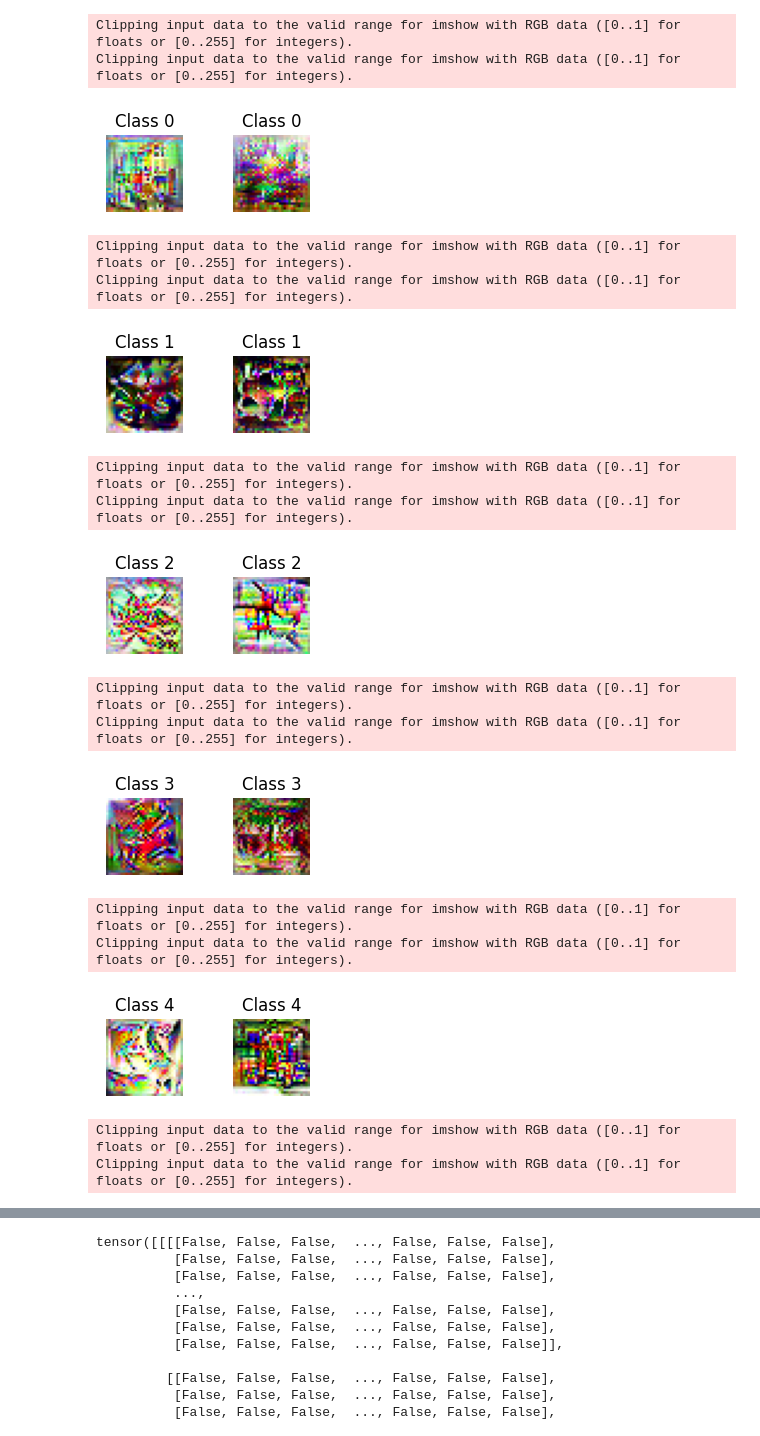
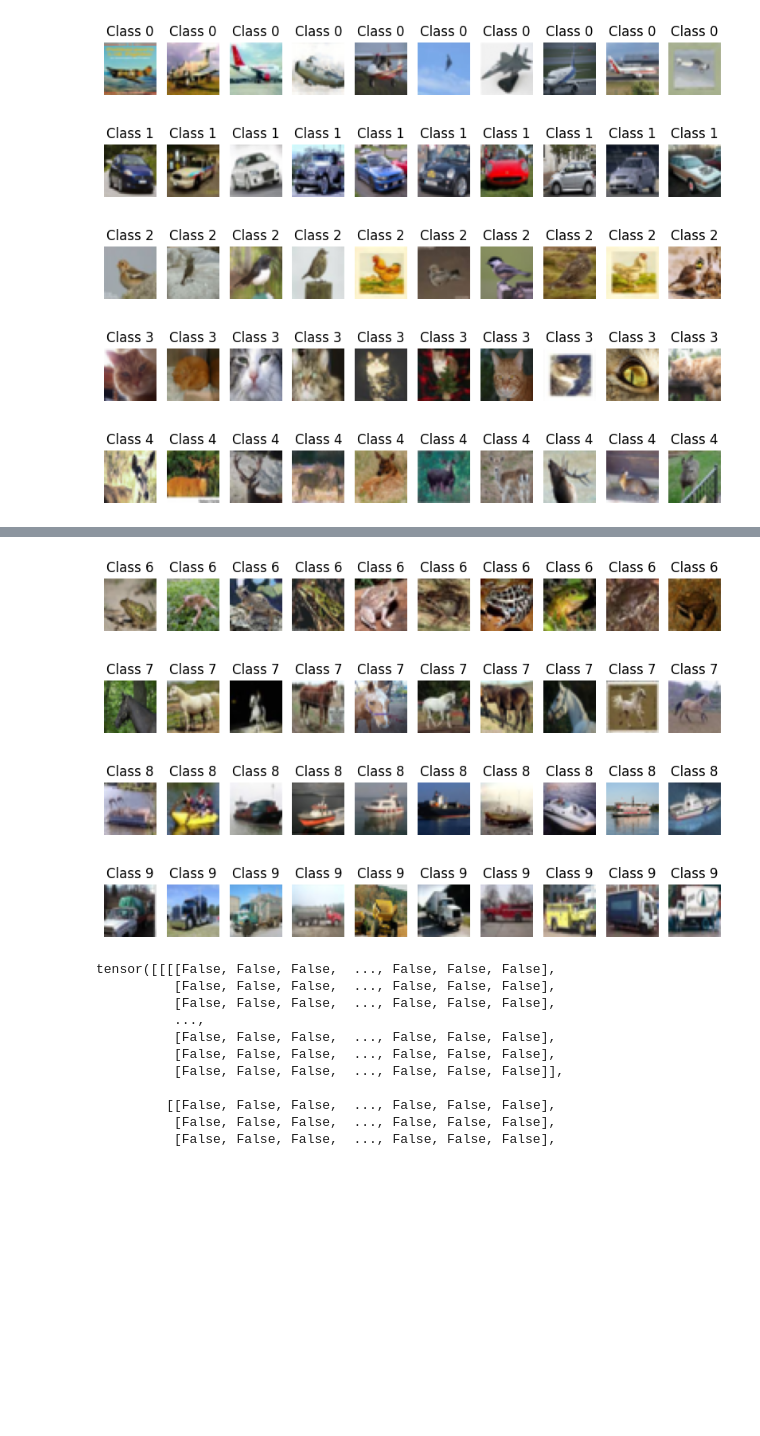
Before and after one commit to jiayini1119/MTT-contrastive-learning, a Jupyter notebook: visualize.ipynb, the cells around one changed output, grey strips where cells are left out. Saved outputs shown, nothing was run; the diff lists cells and outputs as text; code cells hidden in the pictures; blank space fills up the shorter version.

```diff
--- a/visualize.ipynb
+++ b/visualize.ipynb
@@ -2,7 +2,7 @@
 import torch
 import matplotlib.pyplot as plt
 
-distilled_images_path = "/home/jennyni/MTT-contrastive-learning/real_initial_images_2023-08-1800:50:15.614560.pt"
+distilled_images_path = "/home/jennyni/MTT-contrastive-learning/distilled_data_cifar10_2023-08-2901:30:00.397113/distilled_images.pt"
 labels_path = "/home/jennyni/MTT-contrastive-learning/label.pt"
 # %%
 distilled_images = torch.load(distilled_images_path)
@@ -39,44 +40,33 @@ for i in range(num_classes):
 # %%
+# load distilled data
 import torch
 import matplotlib.pyplot as plt
 
-distilled_images_path = "/home/jennyni/MTT-contrastive-learning/distilled_data_cifar10_2023-08-2503:18:18.027771/distilled_images.pt"
+distilled_images_path = "/home/jennyni/MTT-contrastive-learning/random_10_real_initial_images.pt"
 labels_path = "/home/jennyni/MTT-contrastive-learning/label.pt"
 
 distilled_images = torch.load(distilled_images_path)
 labels = torch.load(labels_path)
 
 num_classes = 10
-ipc = 2
+ipc = 10
 
 for i in range(num_classes):
 
     class_images = distilled_images[i * ipc: (i + 1) * ipc]
     class_labels = labels[i * ipc: (i + 1) * ipc]
 
-    plt.figure(figsize=(3, 1))
+    plt.figure(figsize=(10, 5))
     for j, img in enumerate(class_images):
         plt.subplot(1, ipc, j + 1)
 
         plt.imshow(img.detach().permute(1, 2, 0).numpy())
         plt.title(f"Class {class_labels[0].item()}")
         plt.axis('off')
     plt.show()
 # %% [output]
-Clipping input data to the valid range for imshow with RGB data ([0..1] for floats or [0..255] for integers).
-Clipping input data to the valid range for imshow with RGB data ([0..1] for floats or [0..255] for integers).
-[figure, old version]
+[figure, new version]
-Clipping input data to the valid range for imshow with RGB data ([0..1] for floats or [0..255] for integers).
-Clipping input data to the valid range for imshow with RGB data ([0..1] for floats or [0..255] for integers).
-[figure, old version]
+[figure, new version]
-Clipping input data to the valid range for imshow with RGB data ([0..1] for floats or [0..255] for integers).
-Clipping input data to the valid range for imshow with RGB data ([0..1] for floats or [0..255] for integers).
-[figure, old version]
+[figure, new version]
-Clipping input data to the valid range for imshow with RGB data ([0..1] for floats or [0..255] for integers).
-Clipping input data to the valid range for imshow with RGB data ([0..1] for floats or [0..255] for integers).
-[figure, old version]
+[figure, new version]
-Clipping input data to the valid range for imshow with RGB data ([0..1] for floats or [0..255] for integers).
-Clipping input data to the valid range for imshow with RGB data ([0..1] for floats or [0..255] for integers).
-[figure, old version]
+[figure, new version]
-Clipping input data to the valid range for imshow with RGB data ([0..1] for floats or [0..255] for integers).
-Clipping input data to the valid range for imshow with RGB data ([0..1] for floats or [0..255] for integers).
@@ -85,3 +74,7 @@ Clipping input data to the valid range for imshow with RGB data ([0..1] for floa
+[figure, added]
+[figure, added]
+[figure, added]
+[figure, added]
 # %%
 distilled_images_path_before = "/home/jennyni/MTT-contrastive-learning/real_initial_images_2023-08-1800:50:15.614560.pt"
 distilled_images_path_after = "/home/jennyni/MTT-contrastive-learning/distilled_data_cifar10_2023-08-1800:50:15.614560/distilled_images.pt"
```
Also changed, not shown: parts of 3 cells of this notebook, 5 other files.
